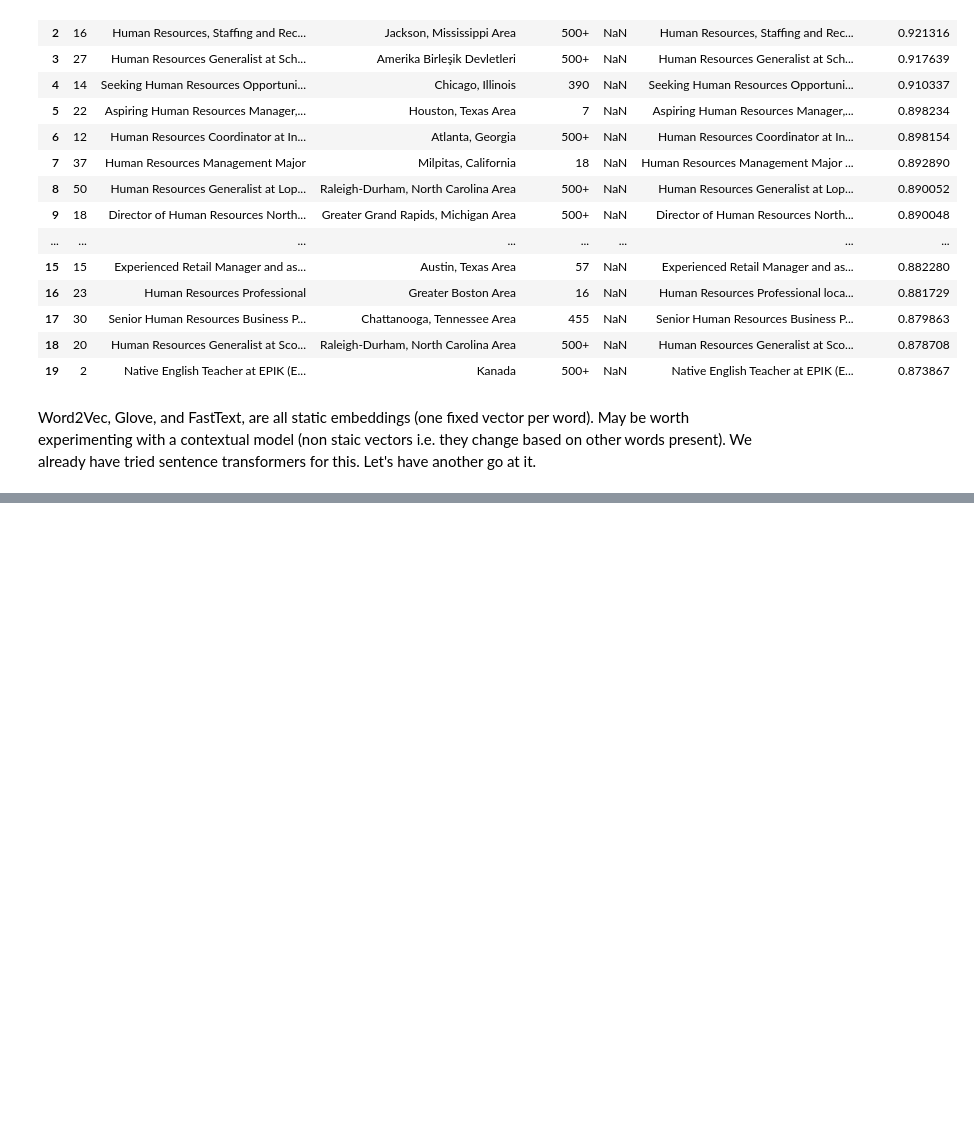
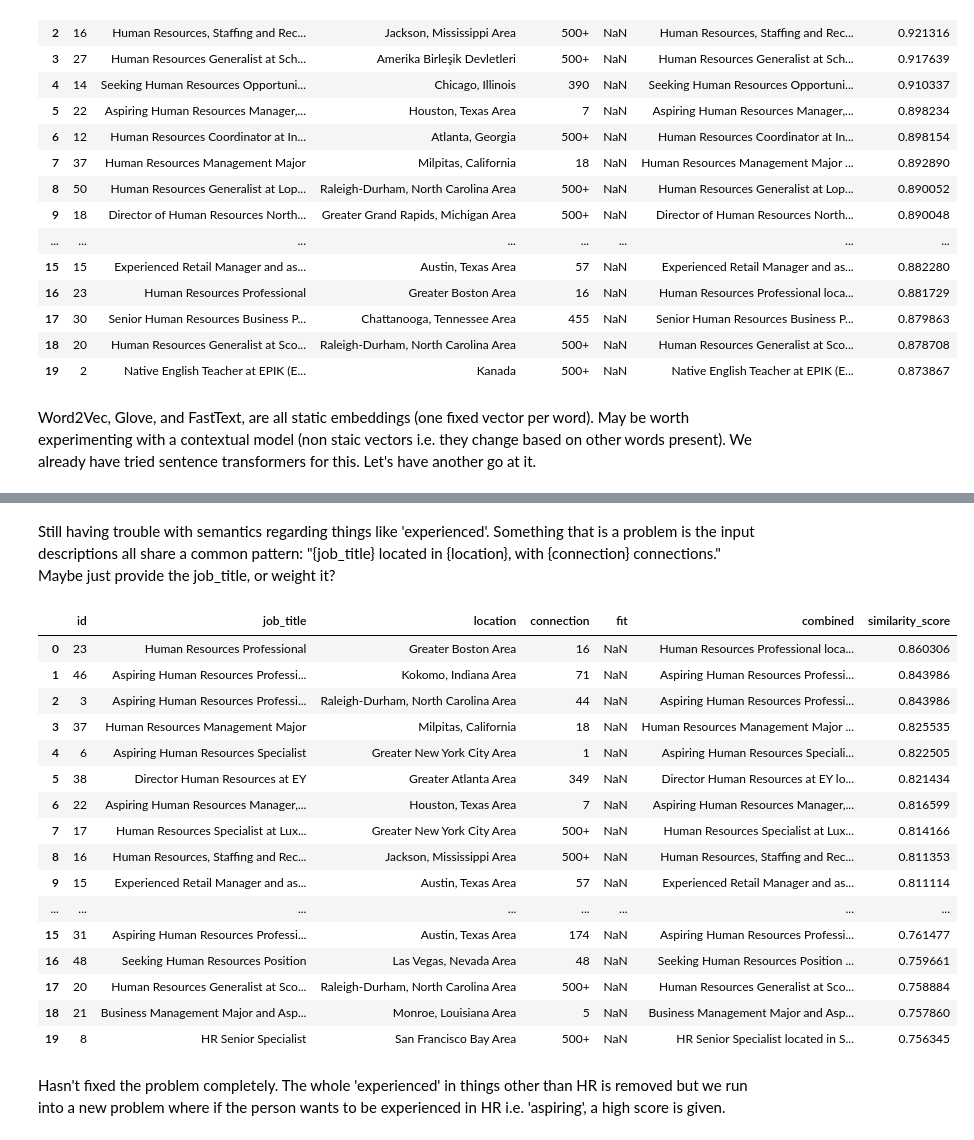
Before and after one commit to cameroncochrane/RnEHGFbDNlguJZBv, a Jupyter notebook: notebooks/PotentialTalents_2.ipynb, the cells around one changed output, grey strips where cells are left out. Cells and saved outputs as stored; diff of their text form; code cells hidden in the pictures; blank space fills up the shorter version.

```diff
--- a/notebooks/PotentialTalents_2.ipynb
+++ b/notebooks/PotentialTalents_2.ipynb
@@ -261,0 +322,42 @@ import torch
+# %% [markdown]
+Still having trouble with semantics regarding things like 'experienced'. Something that is a problem is the input descriptions all share a common pattern: "{job_title} located in {location}, with {connection} connections." Maybe just provide the job_title, or weight it?
+# %%
+def rank_candidates_bert_mod(df, query, top_n=None):
+    if df.empty or not query.strip():
+        df = df.copy()
+        df["similarity_score"] = 0.0
+        return df
+
+    query_vec = embed_text_bert(query).reshape(1, -1)
+    candidate_vecs = np.vstack([embed_text_bert(t) for t in df["job_title"].fillna("")])
+
+    scores = cosine_similarity(query_vec, candidate_vecs).flatten()
+
+    result = df.copy()
+    result["similarity_score"] = scores
+    result = result.sort_values("similarity_score", ascending=False)
+
+    return result.head(top_n).reset_index(drop=True) if top_n else result.reset_index(drop=True)
+
+bert_ideal_mod = rank_candidates_bert_mod(data, ideal_candidate_description, 20)
+bert_ideal_mod.head(20)
+# %% [output]
+|  | id | job_title | location | connection | fit | combined | similarity_score |
+| 0 | 23 | Human Resources Professional | Greater Boston Area | 16 | NaN | Human Resources Professional loca... | 0.860306 |
+| 1 | 46 | Aspiring Human Resources Professi... | Kokomo, Indiana Area | 71 | NaN | Aspiring Human Resources Professi... | 0.843986 |
+| 2 | 3 | Aspiring Human Resources Professi... | Raleigh-Durham, North Carolina Area | 44 | NaN | Aspiring Human Resources Professi... | 0.843986 |
+| 3 | 37 | Human Resources Management Major | Milpitas, California | 18 | NaN | Human Resources Management Major ... | 0.825535 |
+| 4 | 6 | Aspiring Human Resources Specialist | Greater New York City Area | 1 | NaN | Aspiring Human Resources Speciali... | 0.822505 |
+| 5 | 38 | Director Human Resources at EY | Greater Atlanta Area | 349 | NaN | Director Human Resources at EY lo... | 0.821434 |
+| 6 | 22 | Aspiring Human Resources Manager,... | Houston, Texas Area | 7 | NaN | Aspiring Human Resources Manager,... | 0.816599 |
+| 7 | 17 | Human Resources Specialist at Lux... | Greater New York City Area | 500+ | NaN | Human Resources Specialist at Lux... | 0.814166 |
+| 8 | 16 | Human Resources, Staffing and Rec... | Jackson, Mississippi Area | 500+ | NaN | Human Resources, Staffing and Rec... | 0.811353 |
+| 9 | 15 | Experienced Retail Manager and as... | Austin, Texas Area | 57 | NaN | Experienced Retail Manager and as... | 0.811114 |
+| ... | ... | ... | ... | ... | ... | ... | ... |
+| 15 | 31 | Aspiring Human Resources Professi... | Austin, Texas Area | 174 | NaN | Aspiring Human Resources Professi... | 0.761477 |
+| 16 | 48 | Seeking Human Resources Position | Las Vegas, Nevada Area | 48 | NaN | Seeking Human Resources Position ... | 0.759661 |
+| 17 | 20 | Human Resources Generalist at Sco... | Raleigh-Durham, North Carolina Area | 500+ | NaN | Human Resources Generalist at Sco... | 0.758884 |
+| 18 | 21 | Business Management Major and Asp... | Monroe, Louisiana Area | 5 | NaN | Business Management Major and Asp... | 0.757860 |
+| 19 | 8 | HR Senior Specialist | San Francisco Bay Area | 500+ | NaN | HR Senior Specialist located in S... | 0.756345 |
+# %% [markdown]
+Hasn't fixed the problem completely. The whole 'experienced' in things other than HR is removed but we run into a new problem where if the person wants to be experienced in HR i.e. 'aspiring', a high score is given.
```
Also changed, not shown: parts of 7 cells of this notebook, 9 other files.
